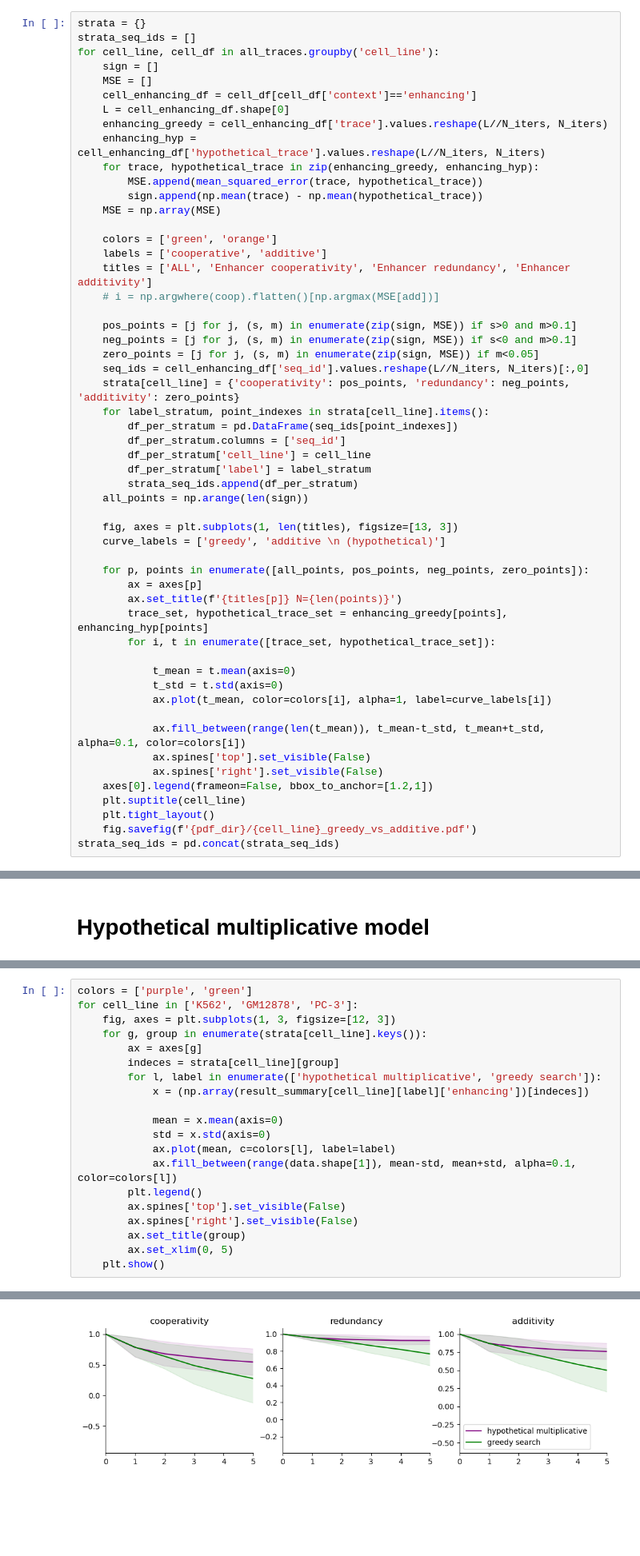
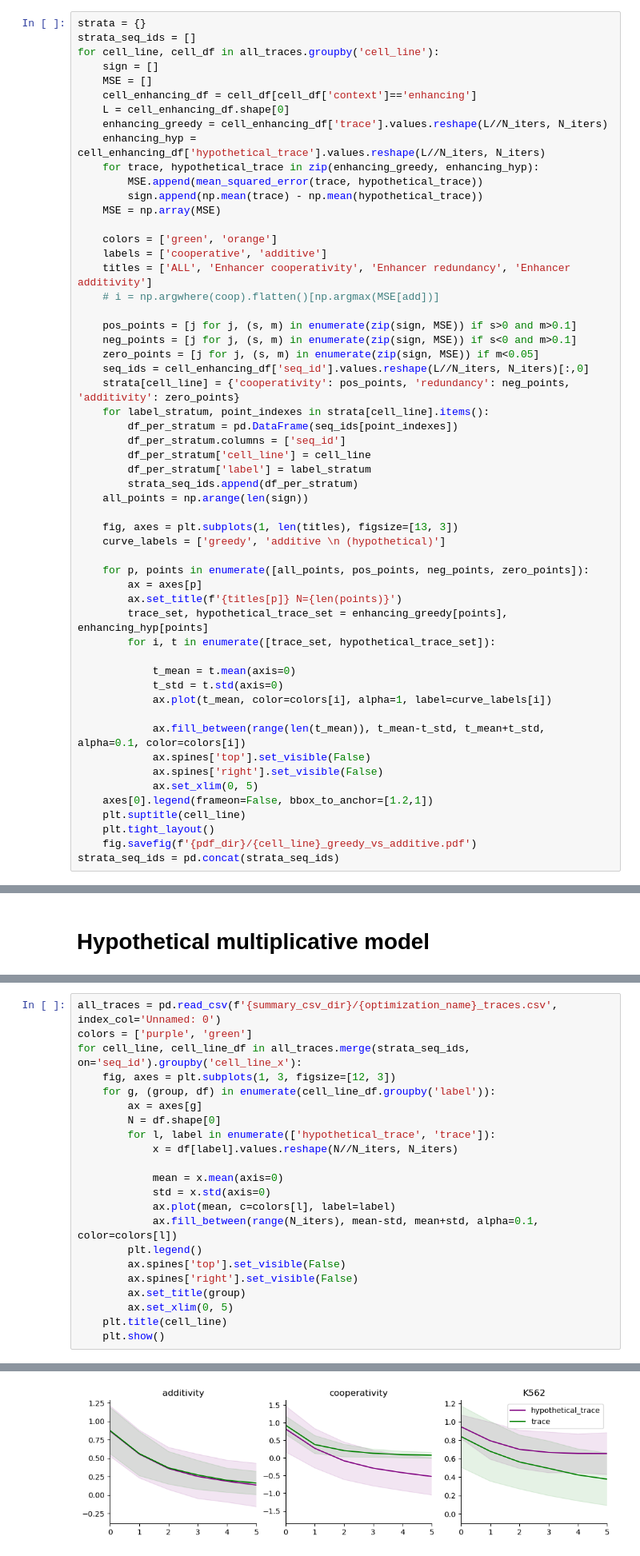
Before and after one commit to p-koo/creme-nn, a Jupyter notebook: figures/enhancer_greedy_search.ipynb, the cells around one changed output, grey strips where cells are left out. Shown at 80% size. Drawn from its saved outputs; the diff is of its cells as text; blank space fills up the shorter version.

```diff
--- a/figures/enhancer_greedy_search.ipynb
+++ b/figures/enhancer_greedy_search.ipynb
@@ -175,6 +175,7 @@ for cell_line, cell_df in all_traces.groupby('cell_line'):
             ax.fill_between(range(len(t_mean)), t_mean-t_std, t_mean+t_std, alpha=0.1, color=colors[i])
             ax.spines['top'].set_visible(False)
             ax.spines['right'].set_visible(False)
+            ax.set_xlim(0, 5)
     axes[0].legend(frameon=False, bbox_to_anchor=[1.2,1])
     plt.suptitle(cell_line)
     plt.tight_layout()
@@ -260,22 +293,24 @@ for cell_line in cell_lines:
 # %%
+all_traces = pd.read_csv(f'{summary_csv_dir}/{optimization_name}_traces.csv', index_col='Unnamed: 0')
 colors = ['purple', 'green']
-for cell_line in ['K562', 'GM12878', 'PC-3']:
+for cell_line, cell_line_df in all_traces.merge(strata_seq_ids, on='seq_id').groupby('cell_line_x'):
     fig, axes = plt.subplots(1, 3, figsize=[12, 3])
-    for g, group in enumerate(strata[cell_line].keys()):
+    for g, (group, df) in enumerate(cell_line_df.groupby('label')):
         ax = axes[g]
-        indeces = strata[cell_line][group]
-        for l, label in enumerate(['hypothetical multiplicative', 'greedy search']):
-            x = (np.array(result_summary[cell_line][label]['enhancing'])[indeces])
+        N = df.shape[0]
+        for l, label in enumerate(['hypothetical_trace', 'trace']):
+            x = df[label].values.reshape(N//N_iters, N_iters)
 
             mean = x.mean(axis=0)
             std = x.std(axis=0)
             ax.plot(mean, c=colors[l], label=label)
-            ax.fill_between(range(data.shape[1]), mean-std, mean+std, alpha=0.1, color=colors[l])
+            ax.fill_between(range(N_iters), mean-std, mean+std, alpha=0.1, color=colors[l])
         plt.legend()
         ax.spines['top'].set_visible(False)
         ax.spines['right'].set_visible(False)
         ax.set_title(group)
         ax.set_xlim(0, 5)
+    plt.title(cell_line)
     plt.show()
 # %% [output]
 No artists with labels found to put in legend.  Note that artists whose label start with an underscore are ignored when legend() is called with no argument.
@@ -284,5 +319,5 @@ No artists with labels found to put in legend.  Note that artists whose label st
 No artists with labels found to put in legend.  Note that artists whose label start with an underscore are ignored when legend() is called with no argument.
 No artists with labels found to put in legend.  Note that artists whose label start with an underscore are ignored when legend() is called with no argument.
-[figure, old version]
+[figure, new version]
 No artists with labels found to put in legend.  Note that artists whose label start with an underscore are ignored when legend() is called with no argument.
 No artists with labels found to put in legend.  Note that artists whose label start with an underscore are ignored when legend() is called with no argument.
```
Also changed, not shown: parts of 5 cells of this notebook, 4 other files.
